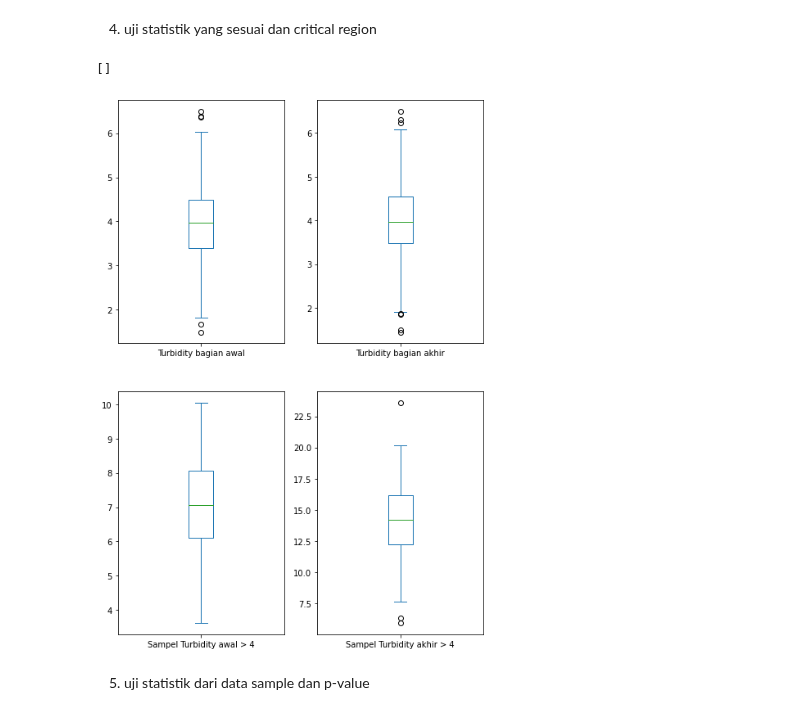
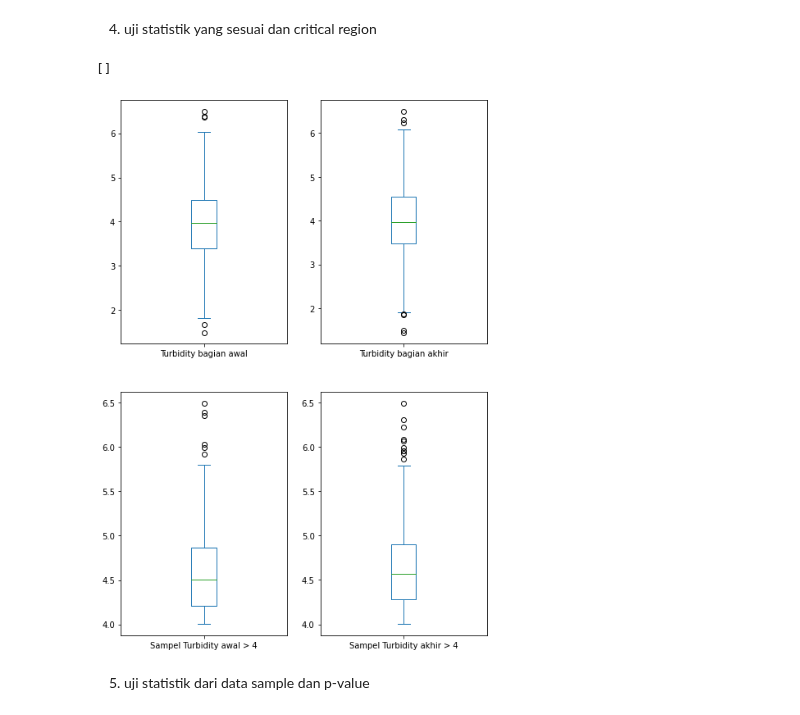
Before and after one commit to Amike31/Tubes1_Probstat, a Jupyter notebook: notebook.ipynb, the cells around one changed output. Saved outputs shown, nothing was run; the diff lists cells and outputs as text; code cells hidden in the pictures.

```diff
--- a/notebook.ipynb
+++ b/notebook.ipynb
@@ -34,7 +34,8 @@ import matplotlib.pyplot as plt
 import scipy.stats as stats
 
 df = pd.read_csv('water_potability.csv', header=None) # header=None karena data ini tidak memiliki header
-df.columns = ["id", "pH", "hardness", "solids", "chloramines", "sulfate", "conductivity", "organic_carbon", "trihalomethanes", "turbidity", "potability"] # menambahkan nama kolom
+atributs = ["id", "pH", "hardness", "solids", "chloramines", "sulfate", "conductivity", "organic_carbon", "trihalomethanes", "turbidity", "potability"]
+df.columns = atributs # menambahkan nama kolom
 df.set_index('id', inplace=True) # inplace menggantikan data yang lama dengan data baru
 df.head()
 # %% [output]
@@ -1242,27 +1249,27 @@ Jika Z di luar daerah kritis dan p value lebih dari $\alpha$, maka H0 diterima
 # %%
 α = 0.05
 turbidityAwal = df["turbidity"][:len(df)//2]
 nAwal5d = len(turbidityAwal)
 sampleAwal5d = turbidityAwal[turbidityAwal > 4]
 xAwal5d = len(sampleAwal5d)
 pAwal5d = xAwal5d / nAwal5d
 
 turbidityAkhir = df["turbidity"][len(df)//2:]
 nAkhir5d = len(turbidityAkhir)
 sampleAkhir5d = turbidityAkhir[turbidityAkhir > 4]
 xAkhir5d = len(sampleAkhir5d)
 pAkhir5d = xAkhir5d / nAkhir5d
 
 fig, axs = plt.subplots(2, 2, figsize=(8,12))
 
 turbidityAwal.plot.box(label = "Turbidity bagian awal", ax=axs[0,0])
 turbidityAkhir.plot.box(label = "Turbidity bagian akhir", ax=axs[0,1])
-sampleAwal5c.plot.box(label = "Sampel Turbidity awal > 4", ax=axs[1,0])
-sampleAkhir5c.plot.box(label = "Sampel Turbidity akhir > 4", ax=axs[1,1])
+sampleAwal5d.plot.box(label = "Sampel Turbidity awal > 4", ax=axs[1,0])
+sampleAkhir5d.plot.box(label = "Sampel Turbidity akhir > 4", ax=axs[1,1])
 plt.plot()
 # %% [output]
 []
-[figure, old version]
+[figure, new version]
 # %% [markdown]
 5. uji statistik dari data sample dan p-value
 # %%
```
Also changed, not shown: parts of 24 cells of this notebook.
